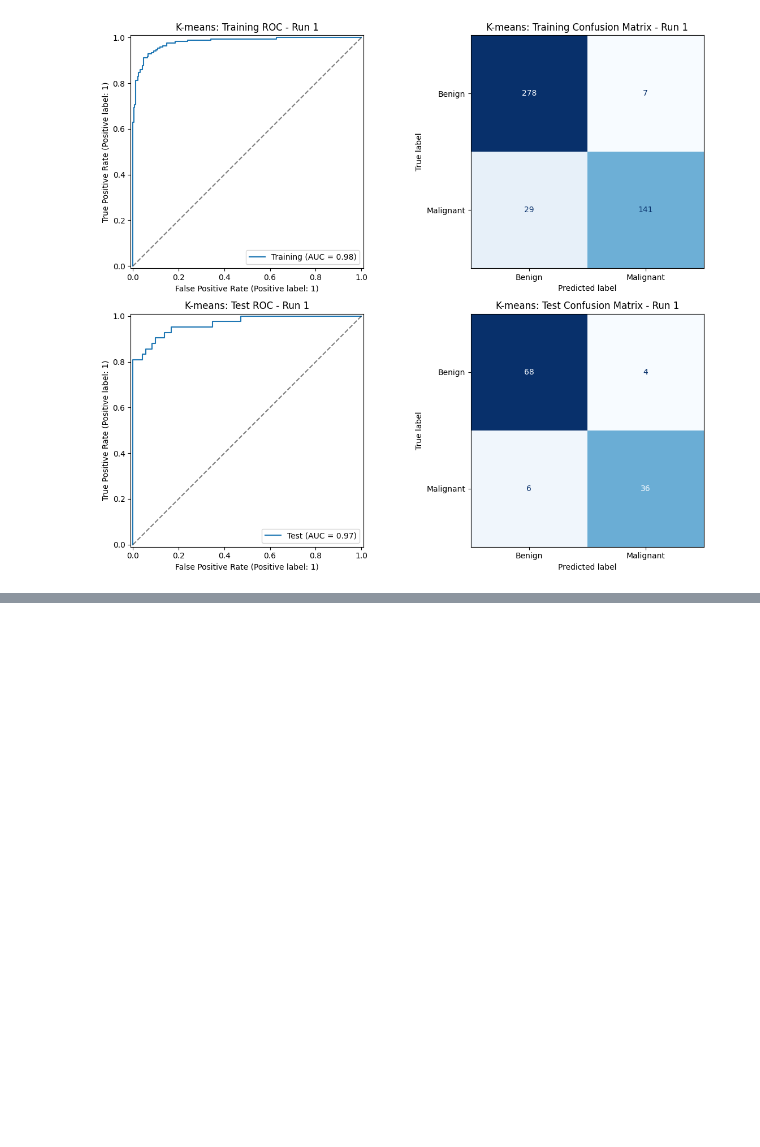
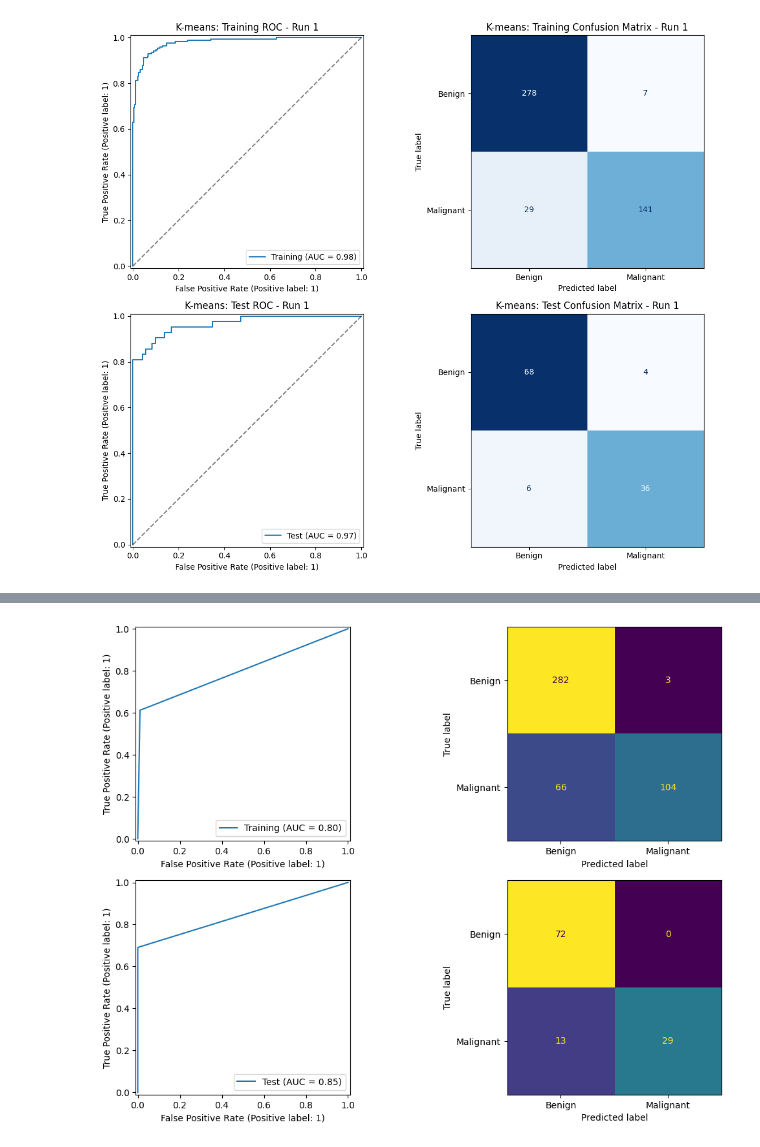
Before and after one commit to jfulch/dsci-552-fulcher-jesse-hw8, a Jupyter notebook: notebook/Fulcher_Jesse_HW8.ipynb, the cells around one changed output, grey strips where cells are left out. Cells and saved outputs as stored; diff of their text form; code cells hidden in the pictures; blank space fills up the shorter version.

```diff
--- a/notebook/Fulcher_Jesse_HW8.ipynb
+++ b/notebook/Fulcher_Jesse_HW8.ipynb
@@ -578,0 +682,26 @@ plt.show()
+# %%
+fig, axes = plt.subplots(2, 2, figsize=(12, 8))
+
+for row, split in enumerate(["Training", "Test"]):
+    values = spectral_example_run[split]
+
+    RocCurveDisplay.from_predictions(
+        values["Labels"],
+        values["Scores"],
+        ax=axes[row, 0],
+        name=split,
+    )
+
+    ConfusionMatrixDisplay.from_predictions(
+        values["Labels"],
+        values["Predictions"],
+        labels=[0,1],
+        display_labels=["Benign", "Malignant"],
+        ax=axes[row, 1],
+        colorbar=False,
+    )
+
+plt.tight_layout()
+plt.show()
+# %% [output]
+[figure, added]
```
Also changed, not shown: parts of 4 cells of this notebook.
